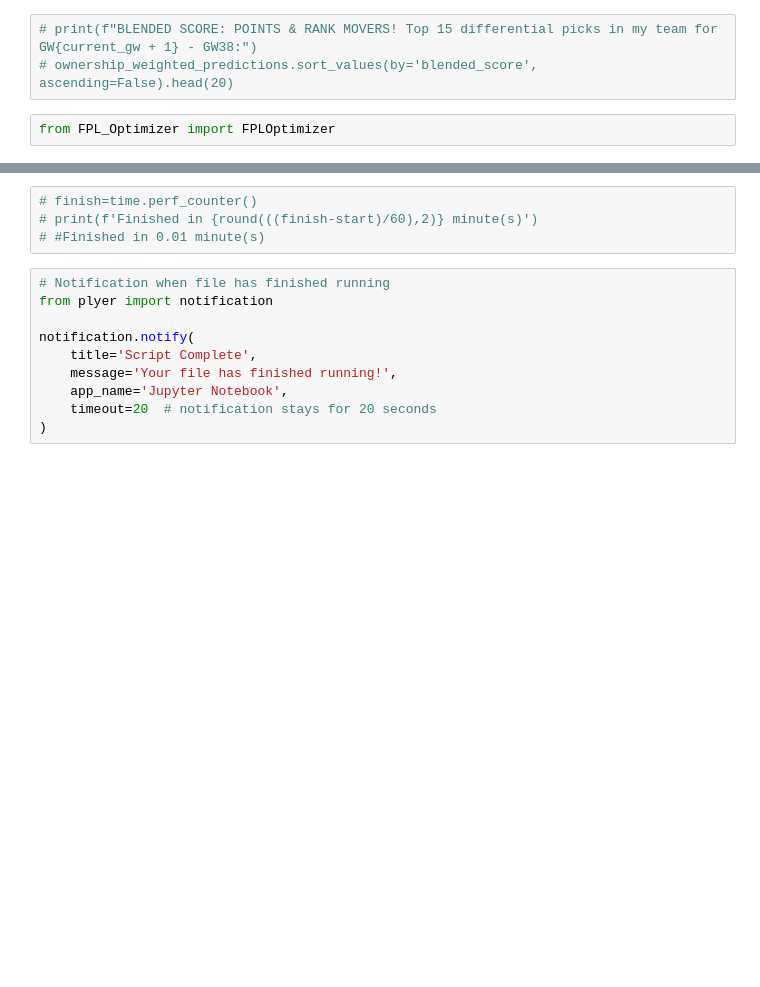
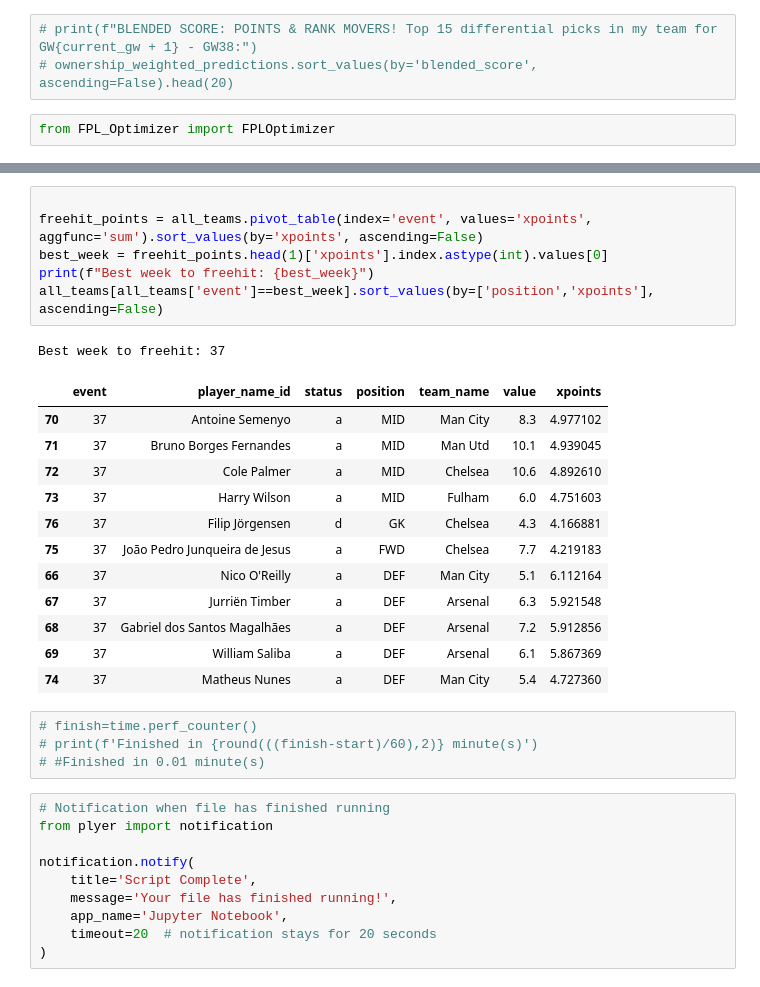
Before and after one commit to chrisimpacts/FPL-Points-Predictor, a Jupyter notebook: DIVX-Team-Analysis.ipynb, the cells around one changed output, grey strips where cells are left out. Drawn from its saved outputs; the diff is of its cells as text; blank space fills up the shorter version.

```diff
--- a/DIVX-Team-Analysis.ipynb
+++ b/DIVX-Team-Analysis.ipynb
@@ -460,3 +548,23 @@ Optimization Status: Optimal
+# %%
+
+freehit_points = all_teams.pivot_table(index='event', values='xpoints', aggfunc='sum').sort_values(by='xpoints', ascending=False)
+best_week = freehit_points.head(1)['xpoints'].index.astype(int).values[0]
+print(f"Best week to freehit: {best_week}")
+all_teams[all_teams['event']==best_week].sort_values(by=['position','xpoints'], ascending=False)
+# %% [output]
+Best week to freehit: 37
+|  | event | player_name_id | status | position | team_name | value | xpoints |
+| 70 | 37 | Antoine Semenyo | a | MID | Man City | 8.3 | 4.977102 |
+| 71 | 37 | Bruno Borges Fernandes | a | MID | Man Utd | 10.1 | 4.939045 |
+| 72 | 37 | Cole Palmer | a | MID | Chelsea | 10.6 | 4.892610 |
+| 73 | 37 | Harry Wilson | a | MID | Fulham | 6.0 | 4.751603 |
+| 76 | 37 | Filip Jörgensen | d | GK | Chelsea | 4.3 | 4.166881 |
+| 75 | 37 | João Pedro Junqueira de Jesus | a | FWD | Chelsea | 7.7 | 4.219183 |
+| 66 | 37 | Nico O'Reilly | a | DEF | Man City | 5.1 | 6.112164 |
+| 67 | 37 | Jurriën Timber | a | DEF | Arsenal | 6.3 | 5.921548 |
+| 68 | 37 | Gabriel dos Santos Magalhães | a | DEF | Arsenal | 7.2 | 5.912856 |
+| 69 | 37 | William Saliba | a | DEF | Arsenal | 6.1 | 5.867369 |
+| 74 | 37 | Matheus Nunes | a | DEF | Man City | 5.4 | 4.727360 |
 # %%
 # finish=time.perf_counter()
 # print(f'Finished in {round(((finish-start)/60),2)} minute(s)')
```
Also changed, not shown: parts of 11 cells of this notebook, 5 other files.
